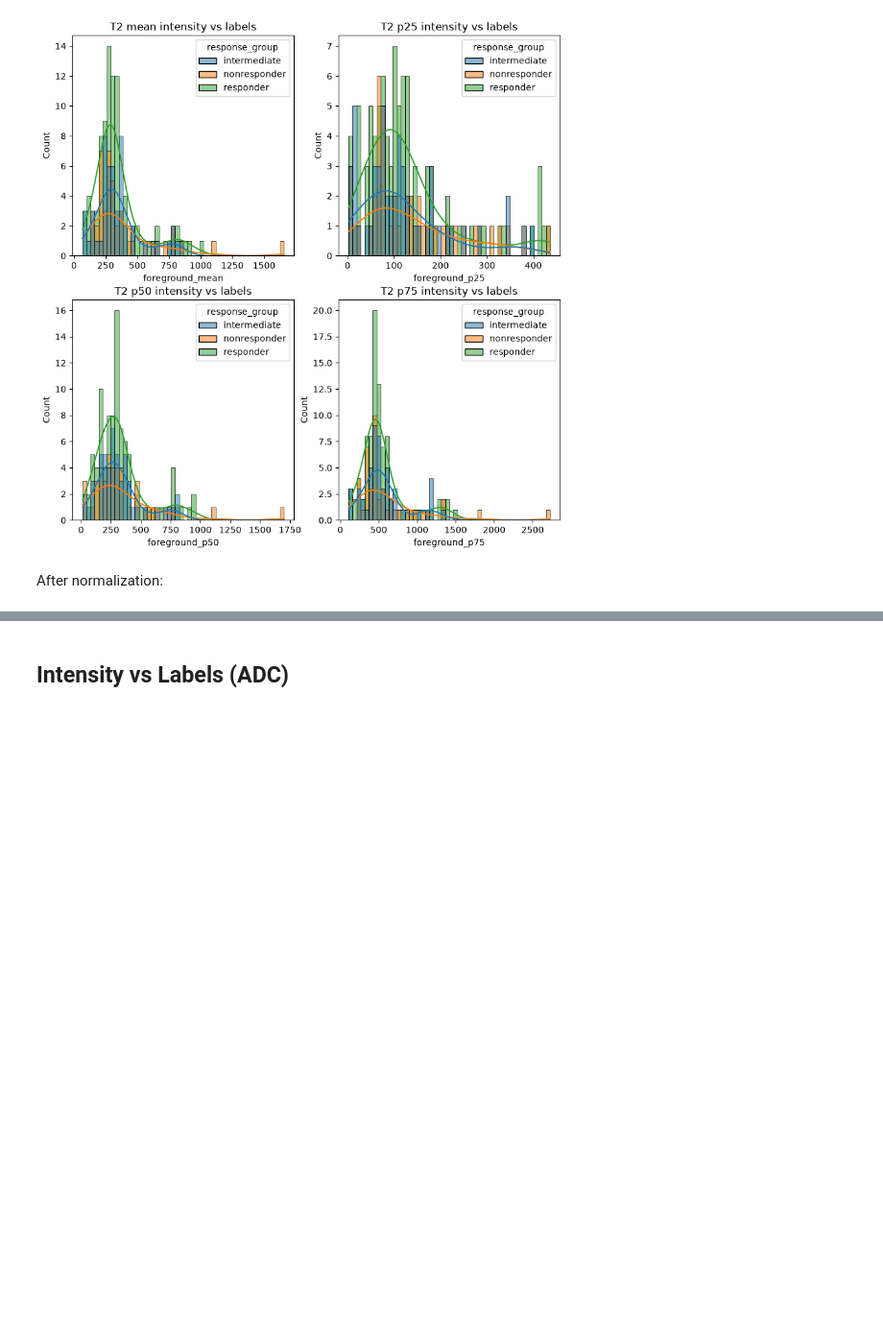
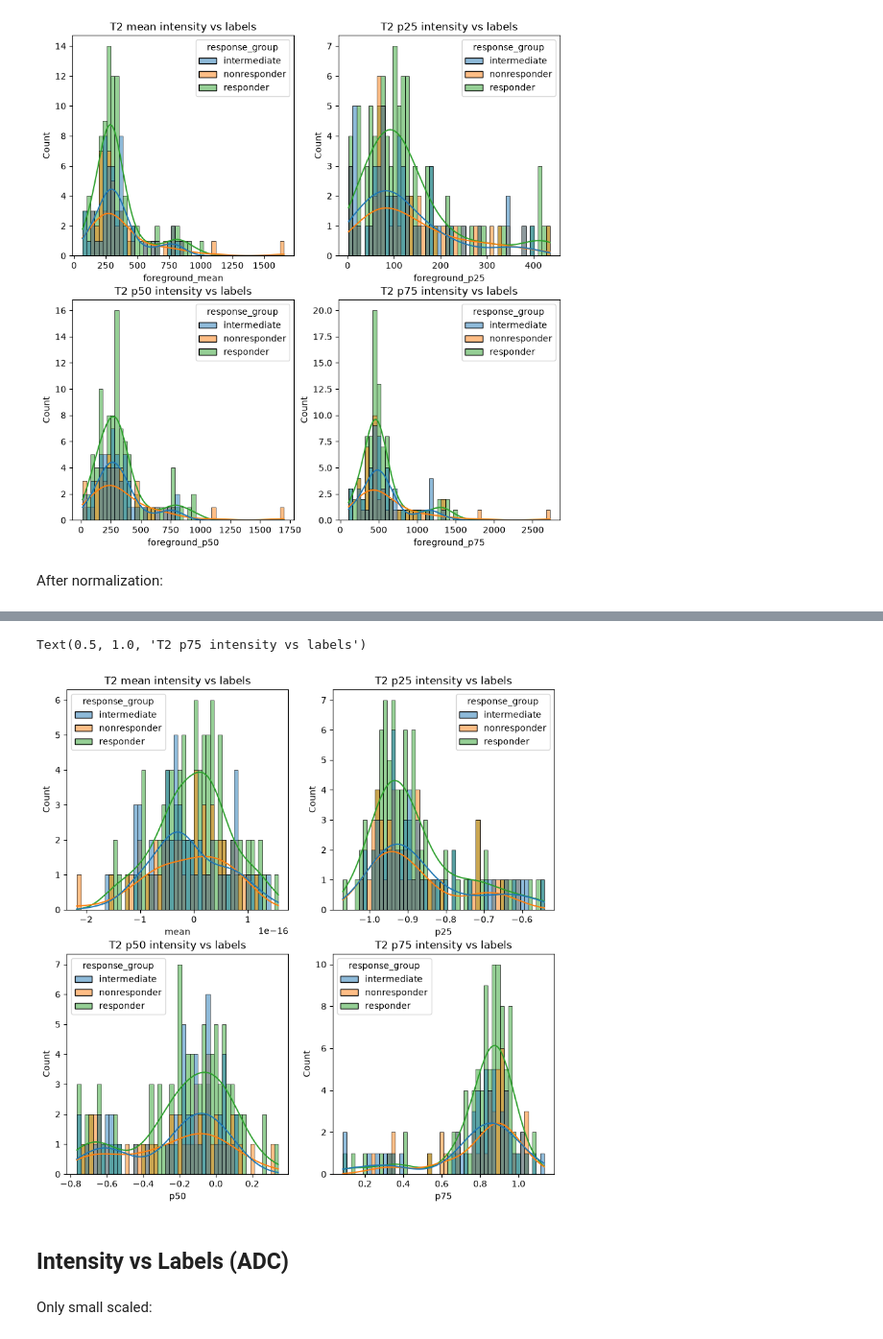
Before and after one commit to muhammetFurkanUnal/mebar-radiology, a Jupyter notebook: exploration/intensity.ipynb, the cells around one changed output, grey strips where cells are left out. Shown at 96% size. Cells and saved outputs as stored; diff of their text form; code cells hidden in the pictures; blank space fills up the shorter version.

```diff
--- a/exploration/intensity.ipynb
+++ b/exploration/intensity.ipynb
@@ -288,0 +339,8 @@ After normalization:
+# %%
+manifest_t2_df = manifest_df[manifest_df["modality"] == "T2"]
+
+for sample_id, row in manifest_t2_df.iterrows():
+	image_path = get_abs_path(row["image_path"])
+	image = sitk.ReadImage(image_path)
+	exp_image = z_score_normalize(image)
+	sitk.WriteImage(exp_image, f"no_mask/{row["patient_name"]}_{row["modality"]}.nrrd")
@@ -288,0 +362,8 @@ After normalization:
+# %%
+def files_list(hedef_klasor: str) -> list[str]:
+    from pathlib import Path
+    return [
+        str(dosya.resolve())
+        for dosya in Path(hedef_klasor).rglob("*")
+        if dosya.is_file()
+    ]
@@ -289,3 +402,50 @@ After normalization:
+# %%
+fig, axes = plt.subplots(2,2,figsize=(10,10))
+
+sns.histplot(
+	data=results_df,
+	x="mean",
+	hue="response_group",
+	kde=True,
+	ax=axes[0][0],
+	bins=50
+)
+axes[0][0].set_title("T2 mean intensity vs labels")
+
+sns.histplot(
+	data=results_df,
+	x="p25",
+	hue="response_group",
+	kde=True,
+	ax=axes[0][1],
+	bins=50
+)
+axes[0][1].set_title("T2 p25 intensity vs labels")
+
+sns.histplot(
+	data=results_df,
+	x="p50",
+	hue="response_group",
+	kde=True,
+	ax=axes[1][0],
+	bins=50
+)
+axes[1][0].set_title("T2 p50 intensity vs labels")
+
+sns.histplot(
+	data=results_df,
+	x="p75",
+	hue="response_group",
+	kde=True,
+	ax=axes[1][1],
+	bins=50
+)
+axes[1][1].set_title("T2 p75 intensity vs labels")
+# %% [output]
+Text(0.5, 1.0, 'T2 p75 intensity vs labels')
+[figure, added]
 # %% [markdown]
 ## Intensity vs Labels (ADC)
+# %% [markdown]
+Only small scaled:
 # %%
```
Also changed, not shown: parts of 38 cells of this notebook, 19 other files.
